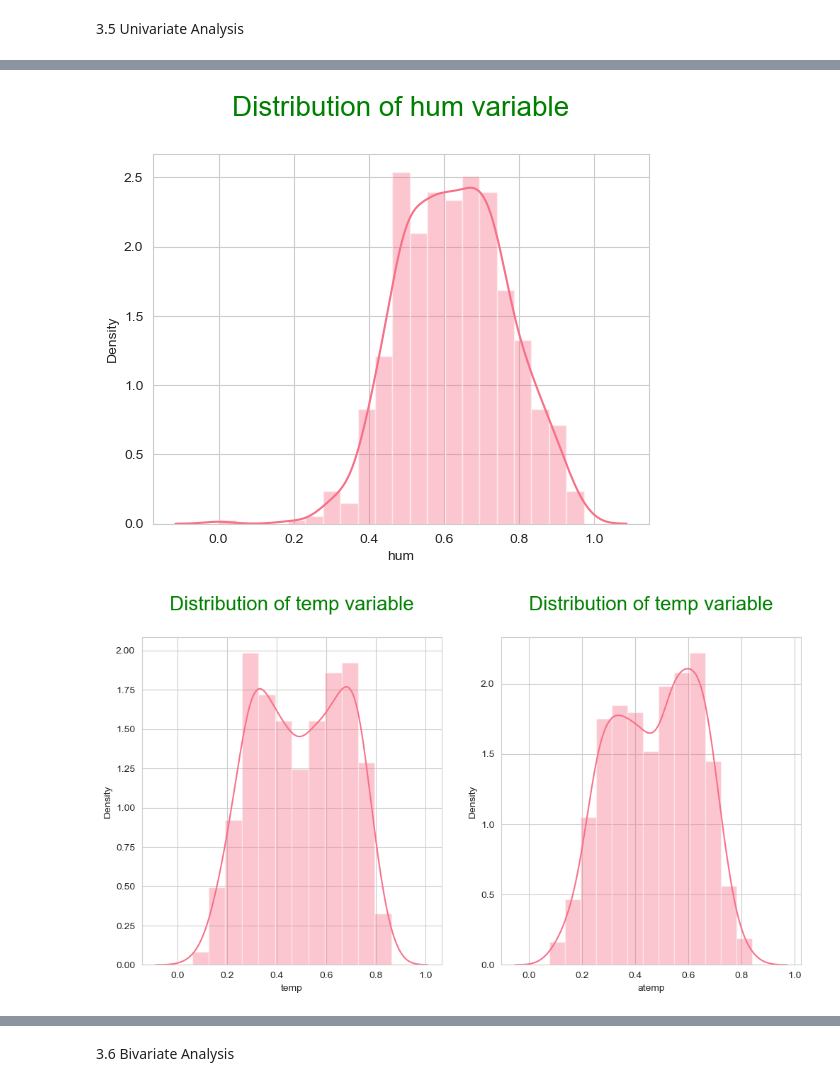
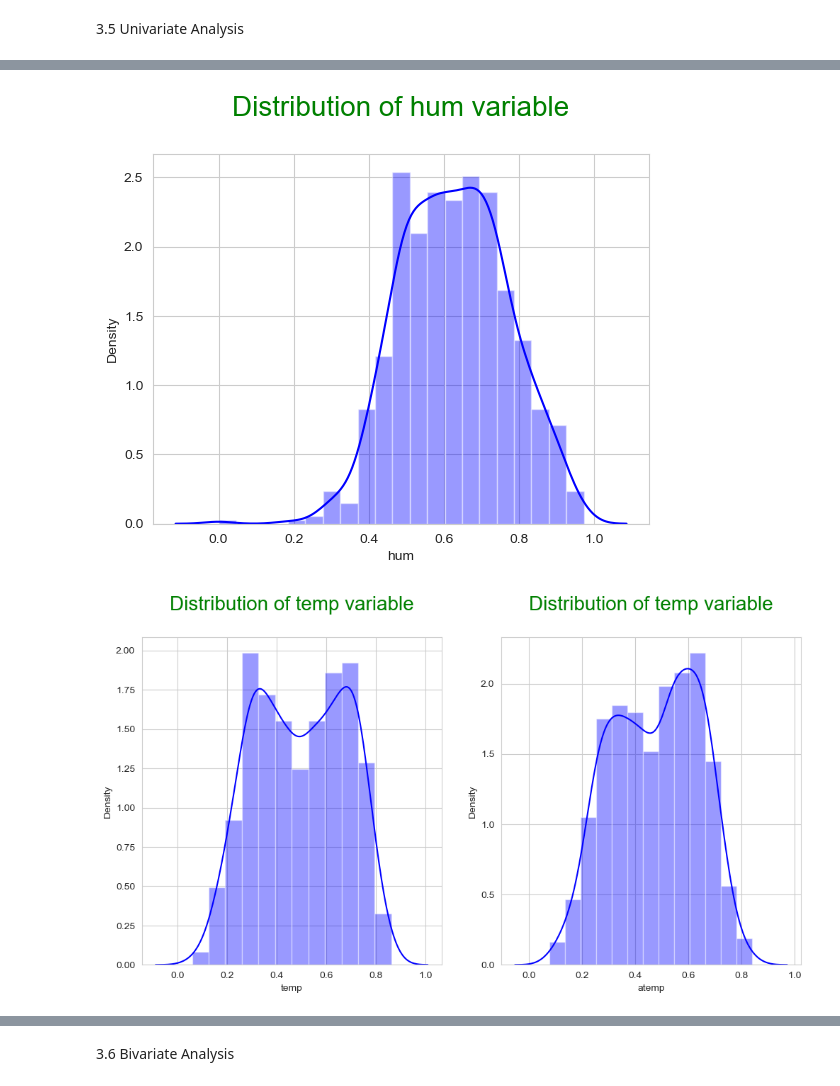
Before and after one commit to sfdatade/machine_learning_bikes_project, a Jupyter notebook: Bpp.ipynb, the cells around one changed output, grey strips where cells are left out. Drawn from its saved outputs; the diff is of its cells as text; code cells hidden in the pictures.

```diff
--- a/Bpp.ipynb
+++ b/Bpp.ipynb
@@ -254,26 +261,26 @@ plt.show()
 # %%
 # Analyse hum variable
-sns.distplot(bikes["hum"])
+sns.distplot(bikes["hum"], color="blue")
 plt.title("Distribution of hum variable\n", fontdict={'fontsize': 20, 'fontweight' : 5, 'color' : 'Green'})
 plt.show()
 # %% [output]
-[figure, old version]
+[figure, new version]
 # %%
 # Analyse temp and atemp variables
 
 plt.figure(figsize=(12,6))
 
 plt.subplot(1,2,1)
-sns.distplot(bikes["temp"])
+sns.distplot(bikes["temp"], color="blue")
 plt.title("Distribution of temp variable\n", fontdict={'fontsize': 20, 'fontweight' : 5, 'color' : 'Green'})
 
 plt.subplot(1,2,2)
-sns.distplot(bikes["atemp"])
+sns.distplot(bikes["atemp"], color="blue")
 plt.title("Distribution of temp variable\n", fontdict={'fontsize': 20, 'fontweight' : 5, 'color' : 'Green'})
 
 plt.show()
 # %% [output]
-[figure, old version]
+[figure, new version]
 # %%
 # Analyse mnth and weekday variables
 
```
Also changed, not shown: parts of 31 cells of this notebook, 3 other files.
